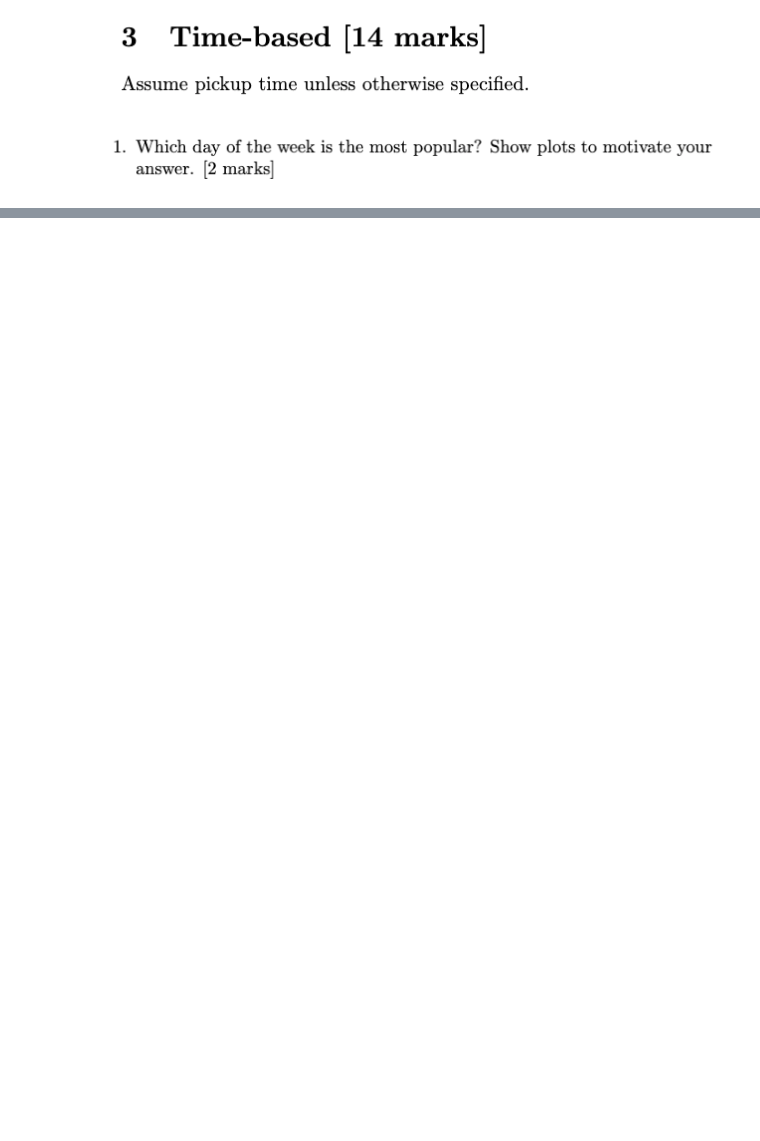
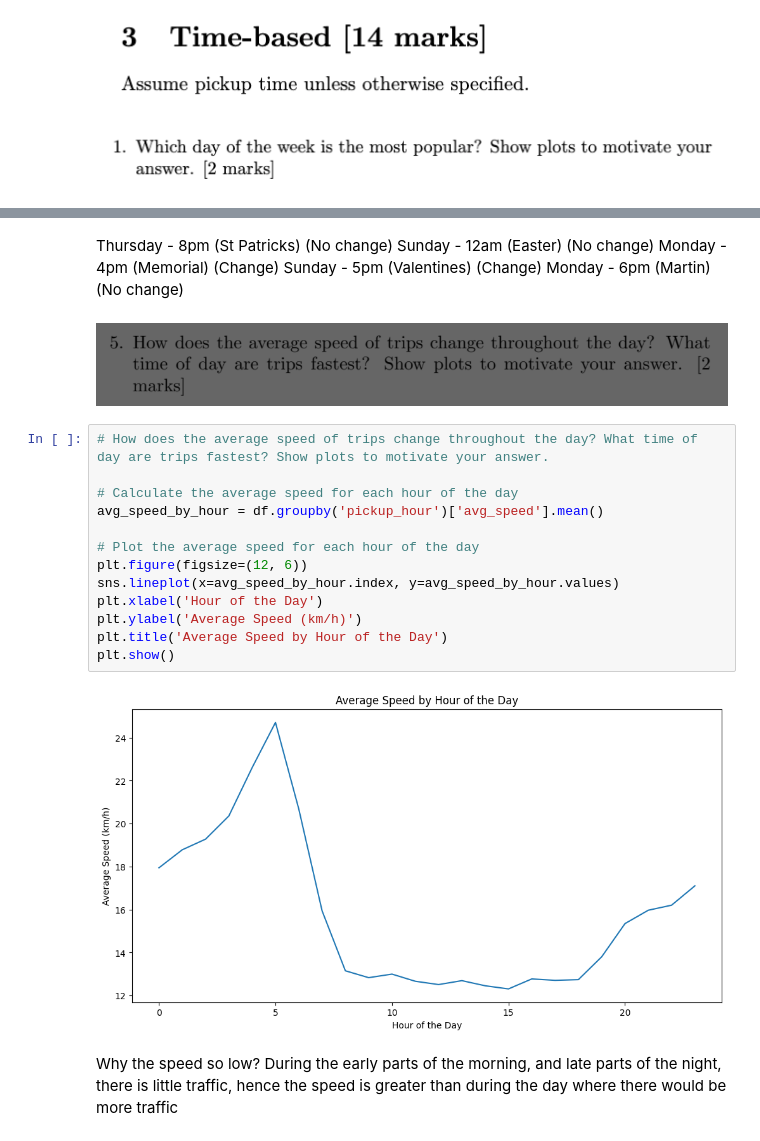
Before and after one commit to Daggy2002/DVE-Assignments, a Jupyter notebook: Assignment2/main.ipynb, the cells around one changed output, grey strips where cells are left out. Cells and saved outputs as stored; diff of their text form; blank space fills up the shorter version.

```diff
--- a/Assignment2/main.ipynb
+++ b/Assignment2/main.ipynb
@@ -317,0 +417,26 @@ print(df.head())
+# %% [markdown]
+Thursday - 8pm (St Patricks) (No change)
+Sunday - 12am (Easter) (No change)
+Monday - 4pm (Memorial) (Change)
+Sunday - 5pm (Valentines) (Change)
+Monday - 6pm (Martin) (No change)
+# %% [markdown]
+![image.png](attachment:image.png)
+# %%
+# How does the average speed of trips change throughout the day? What time of day are trips fastest? Show plots to motivate your answer.
+
+# Calculate the average speed for each hour of the day
+avg_speed_by_hour = df.groupby('pickup_hour')['avg_speed'].mean()
+
+# Plot the average speed for each hour of the day
+plt.figure(figsize=(12, 6))
+sns.lineplot(x=avg_speed_by_hour.index, y=avg_speed_by_hour.values)
+plt.xlabel('Hour of the Day')
+plt.ylabel('Average Speed (km/h)')
+plt.title('Average Speed by Hour of the Day')
+plt.show()
+# %% [output]
+[figure, added]
+# %% [markdown]
+Why the speed so low?
+During the early parts of the morning, and late parts of the night, there is little traffic, hence the speed is greater than during the day where there would be more traffic
```
Also changed, not shown: parts of 11 cells of this notebook, 1 other file.
